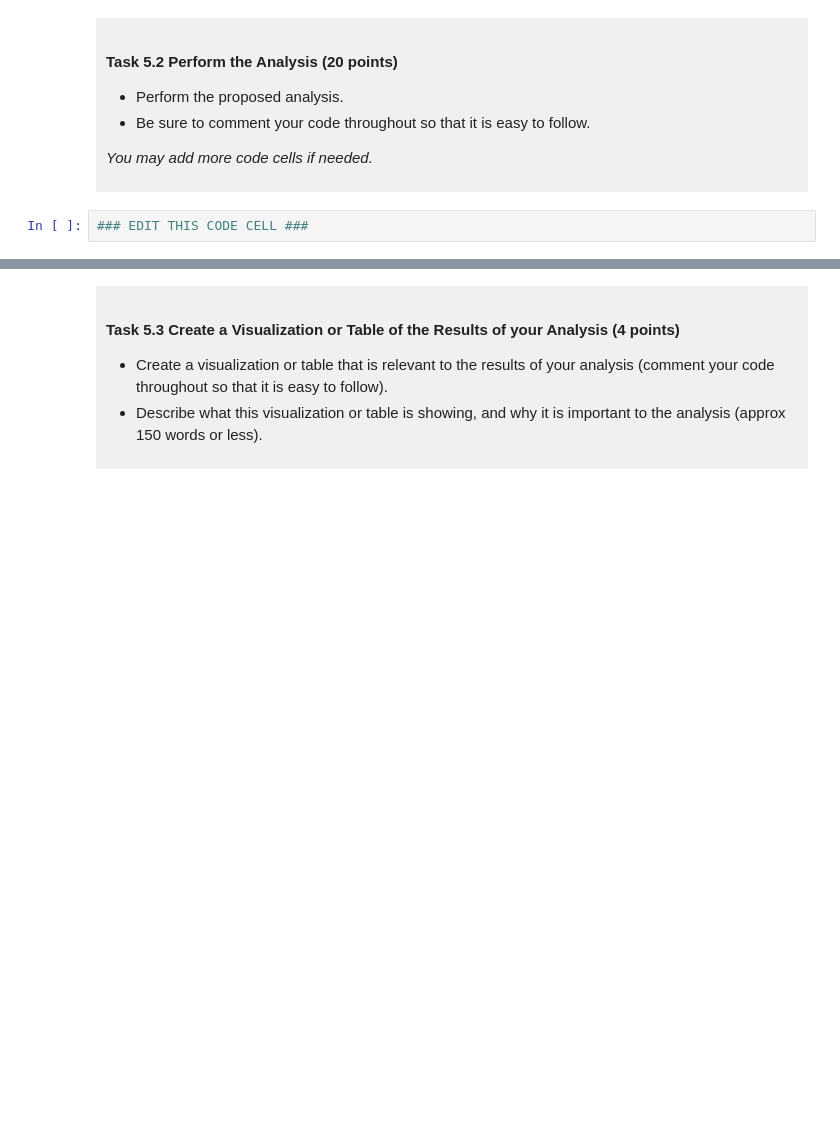
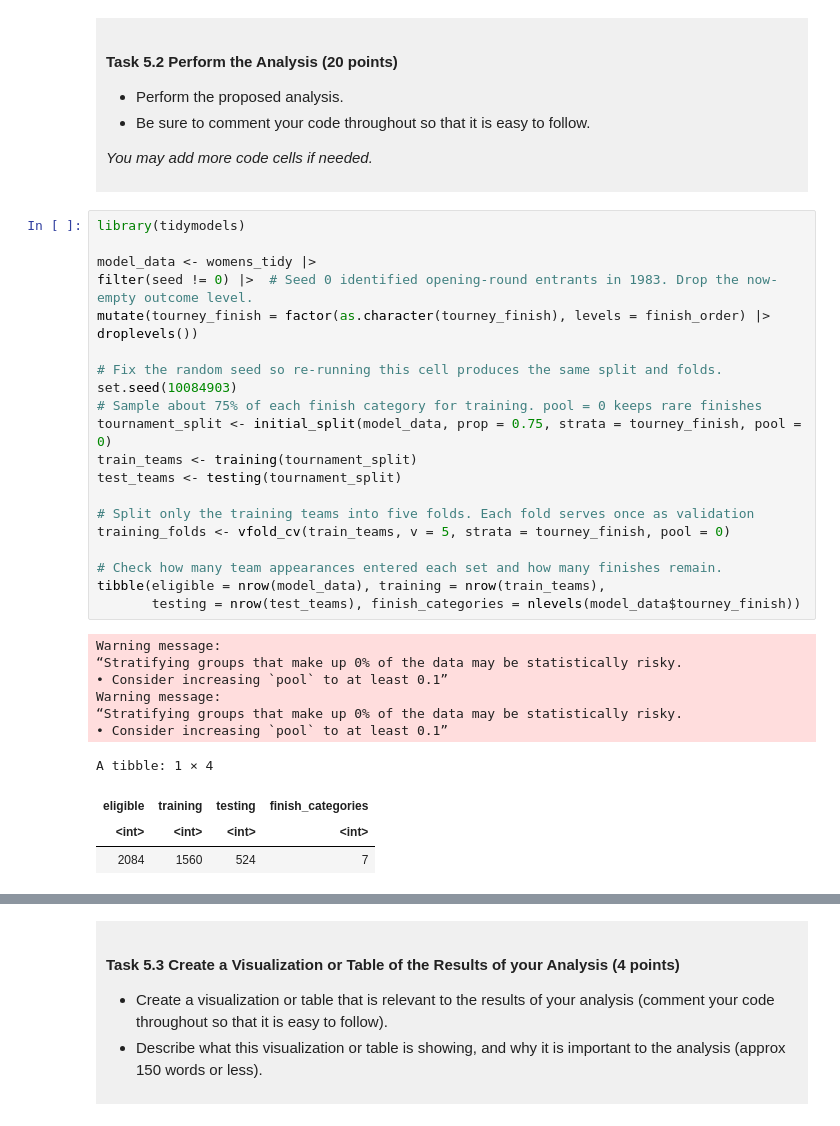
Before and after one commit to jinyichen616-lab/dsci-100-project-Yichen-Jin, a Jupyter notebook: dsci-100-project-notebook.ipynb, the cells around one changed output, grey strips where cells are left out. Drawn from its saved outputs; the diff is of its cells as text; blank space fills up the shorter version.

```diff
--- a/dsci-100-project-notebook.ipynb
+++ b/dsci-100-project-notebook.ipynb
@@ -475,4 +466,33 @@ This is a *draft*, we require a commit at this stage but it does not need to be
 
 </div>
 # %%
-### EDIT THIS CODE CELL ###
+library(tidymodels)
+
+model_data <- womens_tidy |>
+filter(seed != 0) |>  # Seed 0 identified opening-round entrants in 1983. Drop the now-empty outcome level.
+mutate(tourney_finish = factor(as.character(tourney_finish), levels = finish_order) |> droplevels())
+
+# Fix the random seed so re-running this cell produces the same split and folds.
+set.seed(10084903)
+# Sample about 75% of each finish category for training. pool = 0 keeps rare finishes
+tournament_split <- initial_split(model_data, prop = 0.75, strata = tourney_finish, pool = 0)
+train_teams <- training(tournament_split)
+test_teams <- testing(tournament_split)
+
+# Split only the training teams into five folds. Each fold serves once as validation
+training_folds <- vfold_cv(train_teams, v = 5, strata = tourney_finish, pool = 0)
+
+# Check how many team appearances entered each set and how many finishes remain.
+tibble(eligible = nrow(model_data), training = nrow(train_teams),
+       testing = nrow(test_teams), finish_categories = nlevels(model_data$tourney_finish))
+# %% [output]
+Warning message:
+“Stratifying groups that make up 0% of the data may be statistically risky.
+• Consider increasing `pool` to at least 0.1”
+Warning message:
+“Stratifying groups that make up 0% of the data may be statistically risky.
+• Consider increasing `pool` to at least 0.1”
+A tibble: 1 × 4
+| eligible | training | testing | finish_categories |
+| <int> | <int> | <int> | <int> |
+| 2084 | 1560 | 524 | 7 |
```
Also changed, not shown: parts of 7 cells of this notebook.
